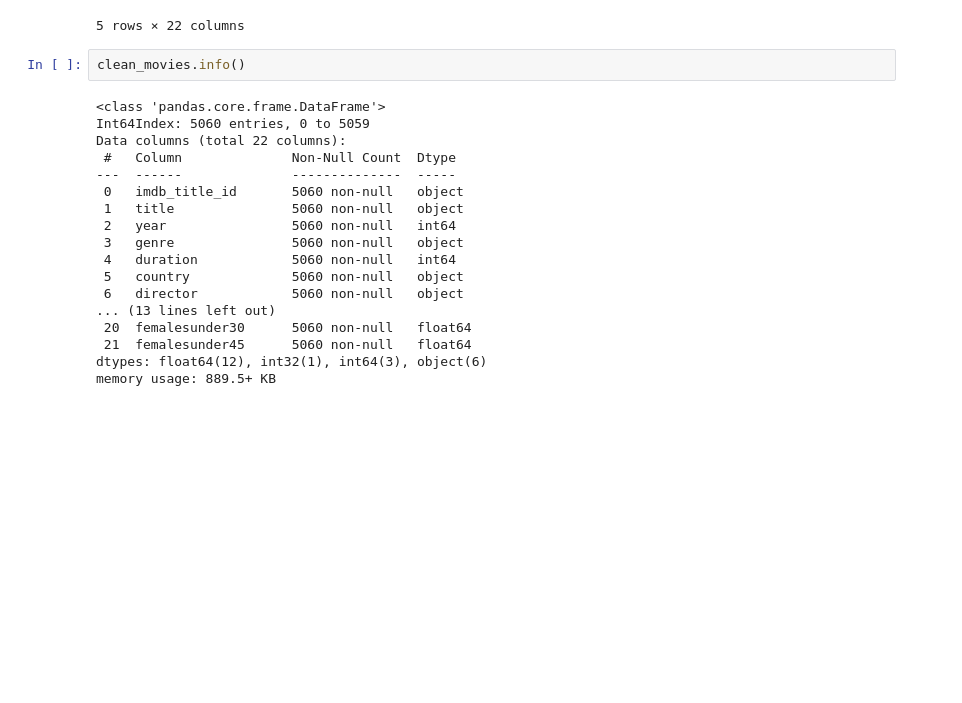
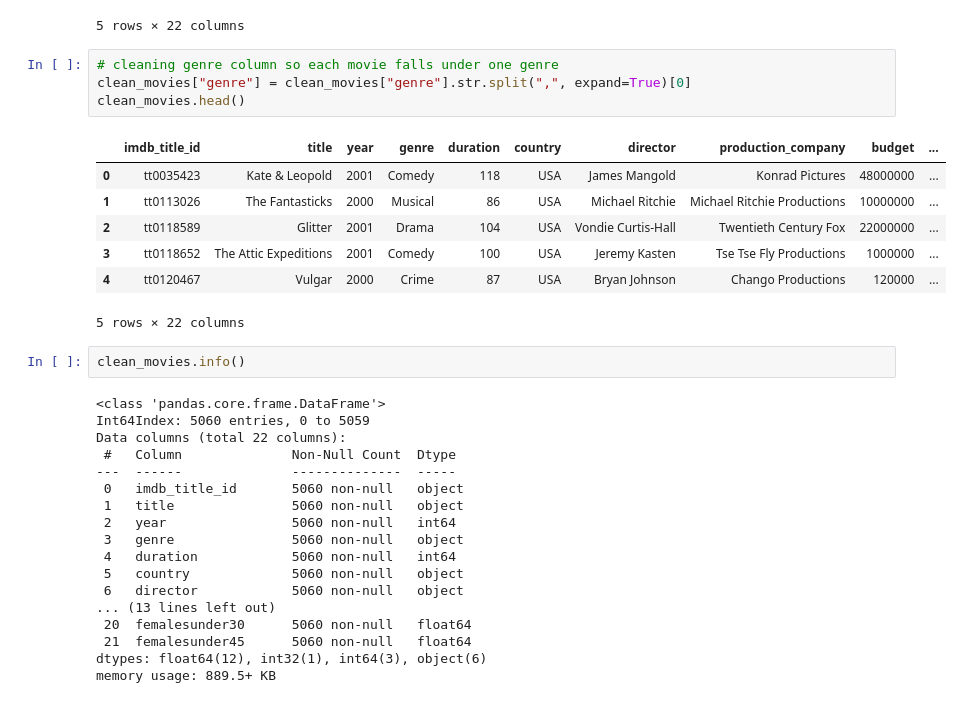
Before and after one commit to dclarke044/Final_Project, a Jupyter notebook: movie_cleaning.ipynb, the cells around one changed output. Cells and saved outputs as stored; diff of their text form; blank space fills up the shorter version.

Commit message:
genre cleaned

```diff
--- a/movie_cleaning.ipynb
+++ b/movie_cleaning.ipynb
@@ -262,6 +262,18 @@ clean_movies.head()
 | 3 | tt0118652 | The Attic Expeditions | 2001 | Comedy, Horror, Mystery | 100 | USA | Jeremy Kasten | Tse Tse Fly Productions | 1000000 | ... |
 | 4 | tt0120467 | Vulgar | 2000 | Crime, Drama, Thriller | 87 | USA | Bryan Johnson | Chango Productions | 120000 | ... |
 5 rows × 22 columns
+# %%
+# cleaning genre column so each movie falls under one genre
+clean_movies["genre"] = clean_movies["genre"].str.split(",", expand=True)[0]
+clean_movies.head()
+# %% [output]
+|  | imdb_title_id | title | year | genre | duration | country | director | production_company | budget | ... |
+| 0 | tt0035423 | Kate & Leopold | 2001 | Comedy | 118 | USA | James Mangold | Konrad Pictures | 48000000 | ... |
+| 1 | tt0113026 | The Fantasticks | 2000 | Musical | 86 | USA | Michael Ritchie | Michael Ritchie Productions | 10000000 | ... |
+| 2 | tt0118589 | Glitter | 2001 | Drama | 104 | USA | Vondie Curtis-Hall | Twentieth Century Fox | 22000000 | ... |
+| 3 | tt0118652 | The Attic Expeditions | 2001 | Comedy | 100 | USA | Jeremy Kasten | Tse Tse Fly Productions | 1000000 | ... |
+| 4 | tt0120467 | Vulgar | 2000 | Crime | 87 | USA | Bryan Johnson | Chango Productions | 120000 | ... |
+5 rows × 22 columns
 # %%
 clean_movies.info()
 # %% [output]
```
Also changed, not shown: parts of 1 cell of this notebook, 1 other file.
